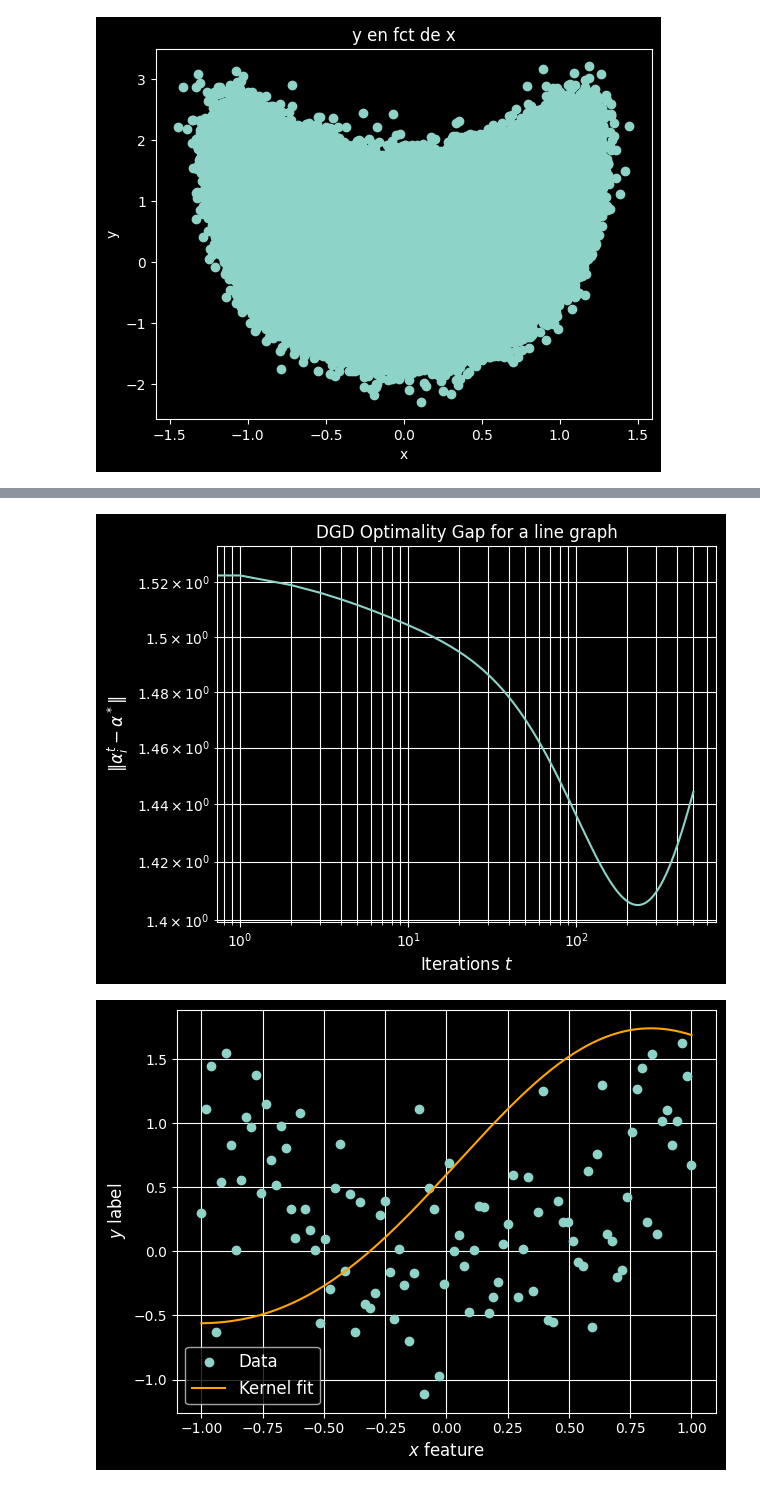
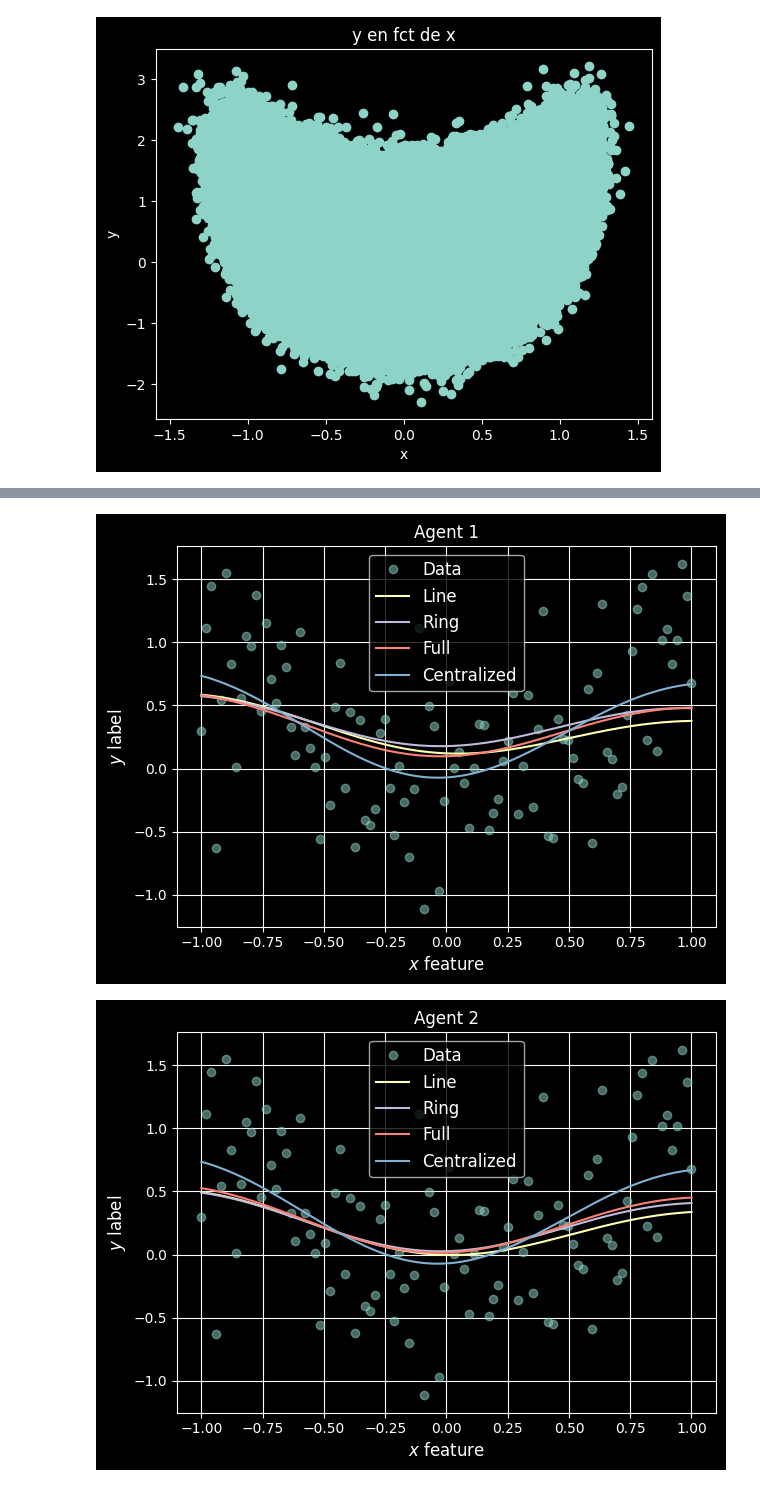
Before and after one commit to w-h02/Cooperative_opt, a Jupyter notebook: project.ipynb, the cells around one changed output, grey strips where cells are left out. Saved outputs shown, nothing was run; the diff lists cells and outputs as text; code cells hidden in the pictures.

Commit message:
Correcting plots

```diff
--- a/project.ipynb
+++ b/project.ipynb
@@ -80,7 +80,7 @@ sel = [i for i in range(n_data)]
 ind = np.random.choice(sel, m, replace=False)
 x_m = [x[i] for i in ind]
 # %%
-alpha_star, _ = solve(x_100,y_100, selection=True)
+alpha_star, ind= solve2(x_100,y_100, x_m)
 print(alpha_star)
 print(len(alpha_star))
 # %% [output]
@@ -94,8 +94,9 @@ Min and max eigenvalues of A :  None
 L = get_best_L(agents_x, x_m)
 
 # alphas and gaps for different graph topologies
-alphas_line, gaps_line = DGD(x_m, agents_x, W_line, agents_y, alpha_star, n_iter = 100, sigma = 0.5, nu = 1.0, eta = 1/L)
+alphas_line, gaps_line = DGD(x_m, agents_x, W_line, agents_y, alpha_star, n_iter = 500, sigma = 0.5, nu = 1.0, eta = 1/L)
 
-alphas_ring, gaps_ring = DGD(x_m, agents_x, W_ring, agents_y, alpha_star, n_iter = 100, sigma = 0.5, nu = 1.0, eta = 1/L)
+alphas_ring, gaps_ring = DGD(x_m, agents_x, W_ring, agents_y, alpha_star, n_iter = 500, sigma = 0.5, nu = 1.0, eta = 1/L)
 
-alphas_full, gaps_full = DGD(x_m, agents_x, W_full, agents_y, alpha_star, n_iter = 100, sigma = 0.5, nu = 1.0, eta = 1/L)
+alphas_full, gaps_full = DGD(x_m, agents_x, W_full, agents_y, alpha_star, n_iter = 500, sigma = 0.5, nu = 1.0, eta = 1/L)
+print(alphas_line[-1])
@@ -126,32 +110,30 @@ plt.show()
-# %%
-plt.figure()
-plt.loglog(range(500), gaps_ring)
-plt.xlabel('Iterations $t$', fontsize=12)
-plt.ylabel(r'$\|\alpha_i^t - \alpha^*\|$', fontsize=12)
-plt.title('DGD Optimality Gap for a line graph', fontsize=12)
-plt.grid(True, which='both')
-plt.tight_layout()
-plt.savefig('DGD_gap_ring_graph.pdf')
-plt.show()
-# %% [output]
-[figure, removed]
 # %%
-def plot_fit(x, y, alpha, x_m, nt=250):
+def plot_fit_comparison(x, y, alphas_dict, x_m, agent_idx, nt=250):
     x_prime = np.linspace(-1, 1, nt)
-    y_prime = Cov2(x_prime, x_m) @ alpha
-
     plt.figure()
-    plt.plot(x, y, 'o', label='Data')
-    plt.plot(x_prime, y_prime, '-', color='orange', label='Kernel fit')
+    plt.plot(x, y, 'o', label='Data', alpha=0.5)
+    for label, alpha in alphas_dict.items():
+        y_prime = Cov2(x_prime, x_m) @ alpha[agent_idx]
+        plt.plot(x_prime, y_prime, '-', label=label)
     plt.xlabel(r'$x$ feature', fontsize=12)
     plt.ylabel(r'$y$ label', fontsize=12)
+    plt.title(f'Agent {agent_idx+1}', fontsize=12)
+    plt.legend(fontsize=12)
     plt.grid(True)
-    plt.legend(fontsize=12)
     plt.tight_layout()
-    plt.savefig('kernel_fit.pdf')
+    plt.savefig(f'kernel_fit_agent_{agent_idx+1}.pdf')
     plt.show()
 
-# Call it with your results
-plot_fit(x_100, y_100, x_m)
+# Call it
+alphas_dict = {
+    'Line': alphas_line[-1],
+    'Ring': alphas_ring[-1],
+    'Full': alphas_full[-1],
+    'Centralized': [alpha_star] * n_agents
+}
+
+for i in range(n_agents):
+    plot_fit_comparison(x_100, y_100, alphas_dict, x_m, agent_idx=i)
 # %% [output]
-[figure, old version]
+[figure, new version]
+[figure, added]
```
Also changed, not shown: parts of 7 cells of this notebook, 15 other files.
